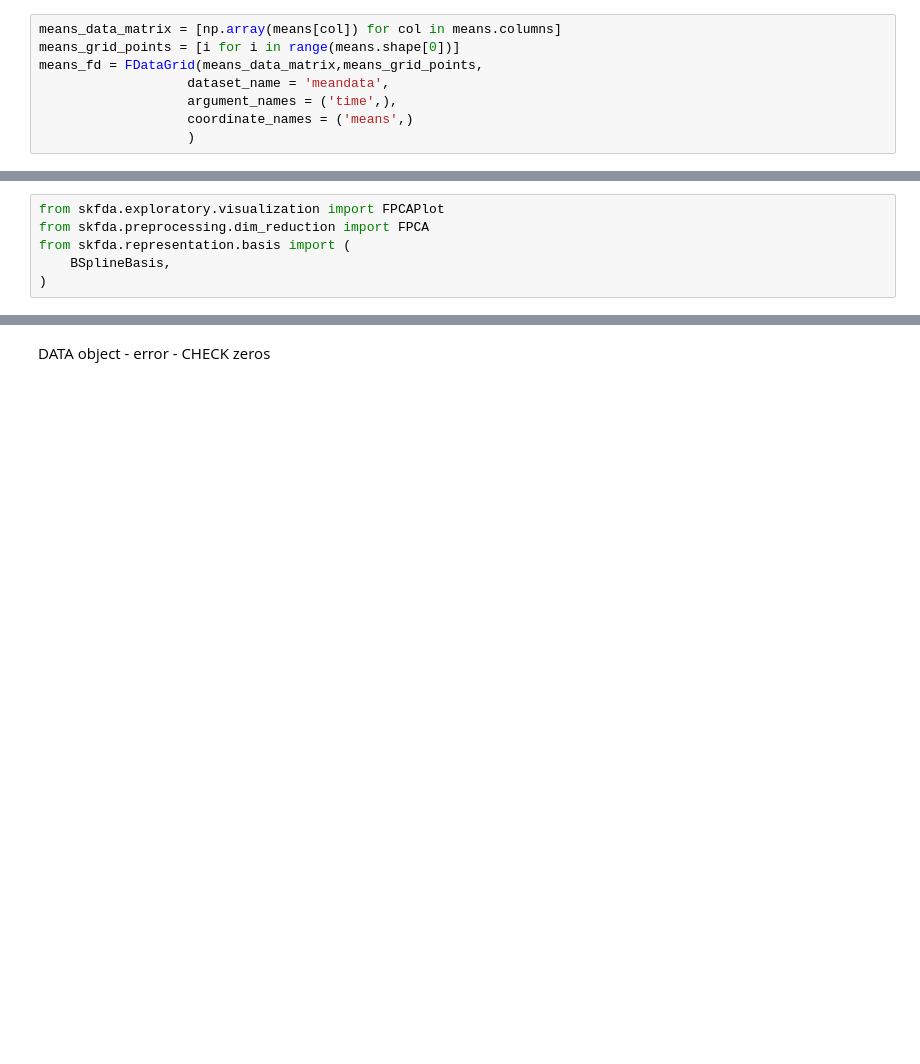
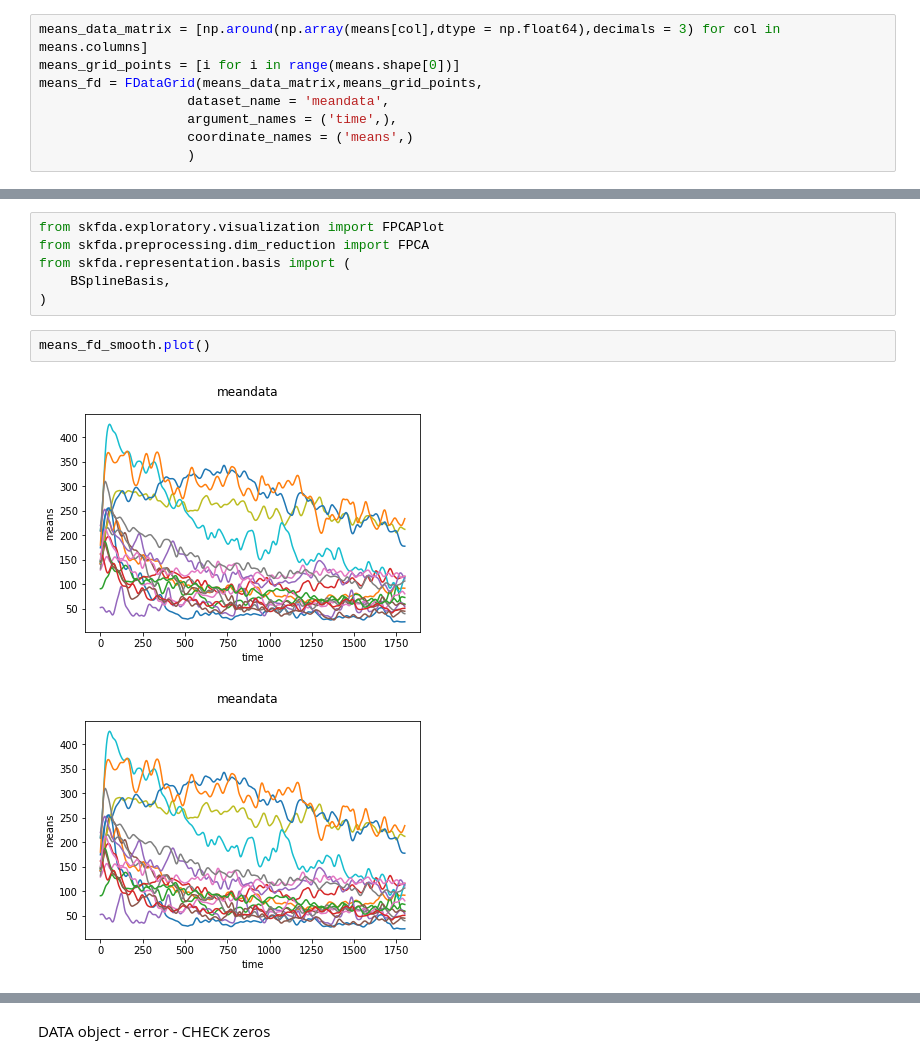
Before and after one commit to ruckapark/IndicateurGlobal, a Jupyter notebook: LAB_Article2_FDAgammarus.ipynb, the cells around one changed output, grey strips where cells are left out. Saved outputs shown, nothing was run; the diff lists cells and outputs as text; blank space fills up the shorter version.

Commit message:
Correctly cast datatypes - visualise FPCA

```diff
--- a/LAB_Article2_FDAgammarus.ipynb
+++ b/LAB_Article2_FDAgammarus.ipynb
@@ -149,5 +155,5 @@ FDataGrid(
 # %%
-means_data_matrix = [np.array(means[col]) for col in means.columns]
+means_data_matrix = [np.around(np.array(means[col],dtype = np.float64),decimals = 3) for col in means.columns]
 means_grid_points = [i for i in range(means.shape[0])]
 means_fd = FDataGrid(means_data_matrix,means_grid_points,
                    dataset_name = 'meandata',
@@ -273,3 +283,8 @@ from skfda.preprocessing.dim_reduction import FPCA
 from skfda.representation.basis import (
     BSplineBasis,
 )
+# %%
+means_fd_smooth.plot()
+# %% [output]
+[figure, added]
+[figure, added]
```
Also changed, not shown: parts of 19 cells of this notebook.
